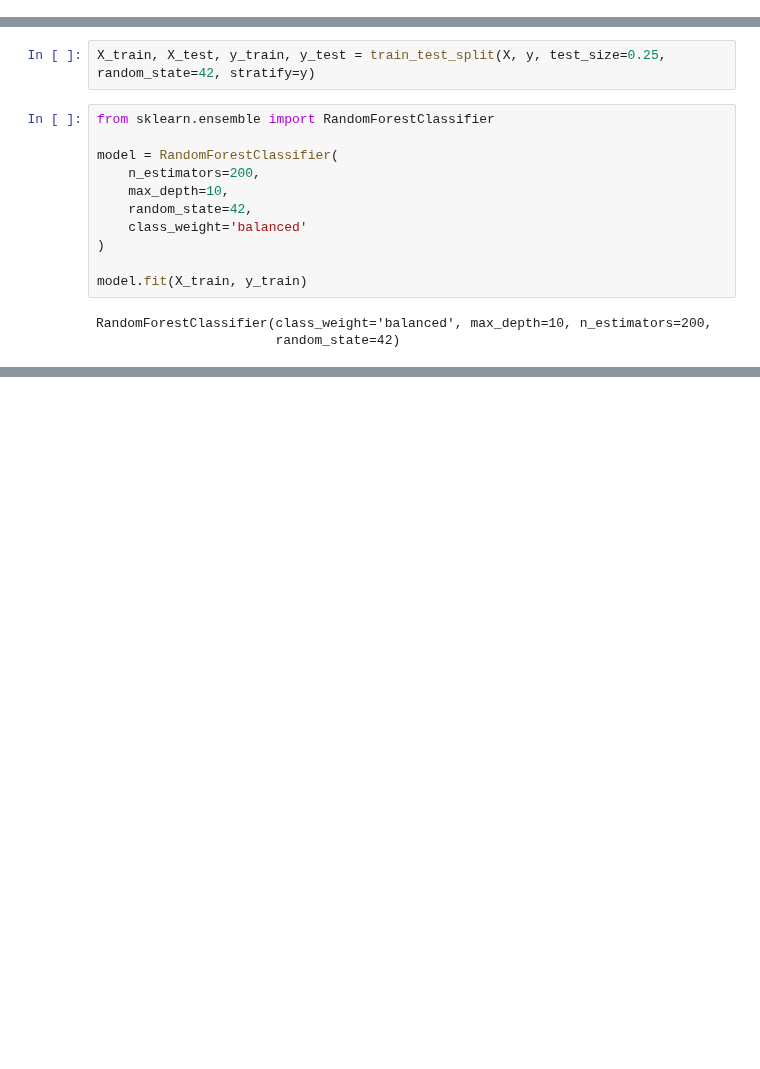
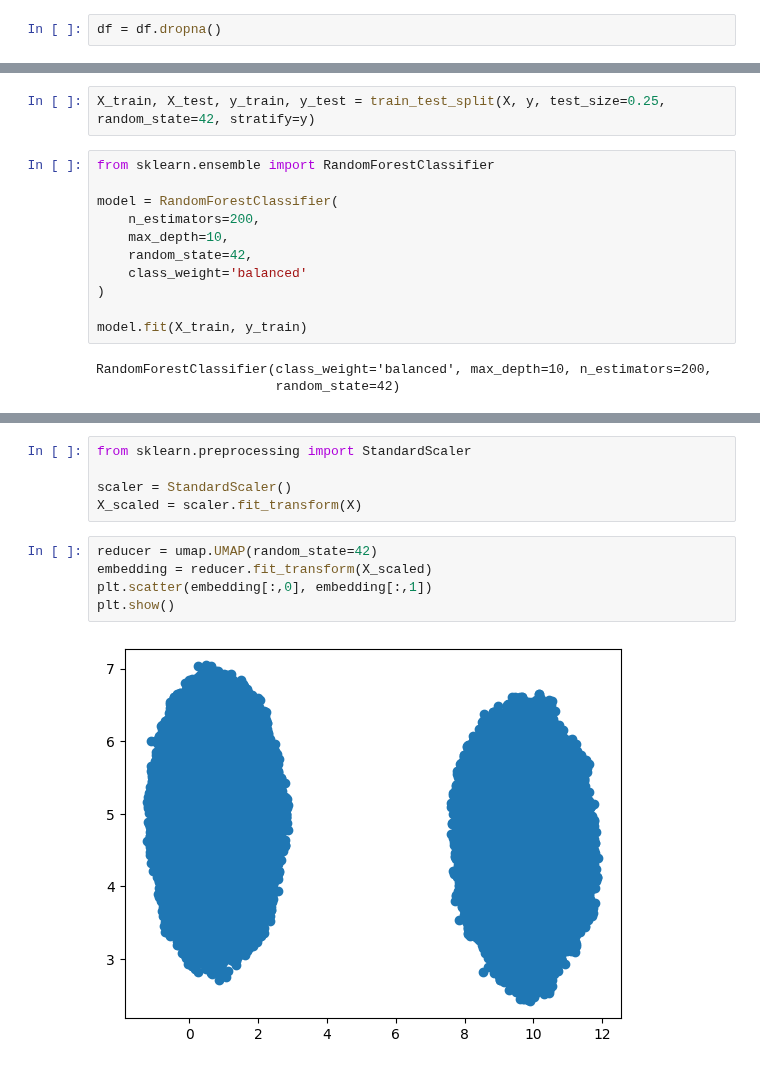
Before and after one commit to SofievanEngelen/2AMV10_Project, a Jupyter notebook: preprocessing+eda.ipynb, the cells around one changed output, grey strips where cells are left out. Drawn from its saved outputs; the diff is of its cells as text; blank space fills up the shorter version.

Commit message:
tried UMAP

```diff
--- a/preprocessing+eda.ipynb
+++ b/preprocessing+eda.ipynb
@@ -115,6 +136,8 @@ show_fig()
 # model training
 # %%
 df['gender'] = df['gender'].map({'Male': 0, 'Female': 1})
+# %%
+df = df.dropna()
 # %%
 threshold = df['productivity_score'].quantile(0.25)  # bottom 25% = at-risk
 df['risk_label'] = (df['productivity_score'] <= threshold).astype(int)
@@ -165,0 +209,12 @@ weighted avg       0.96      0.95      0.95      5000
+# %%
+from sklearn.preprocessing import StandardScaler
+
+scaler = StandardScaler()
+X_scaled = scaler.fit_transform(X)
+# %%
+reducer = umap.UMAP(random_state=42)
+embedding = reducer.fit_transform(X_scaled)
+plt.scatter(embedding[:,0], embedding[:,1])
+plt.show()
+# %% [output]
+[figure, added]
```
Also changed, not shown: parts of 18 cells of this notebook.
